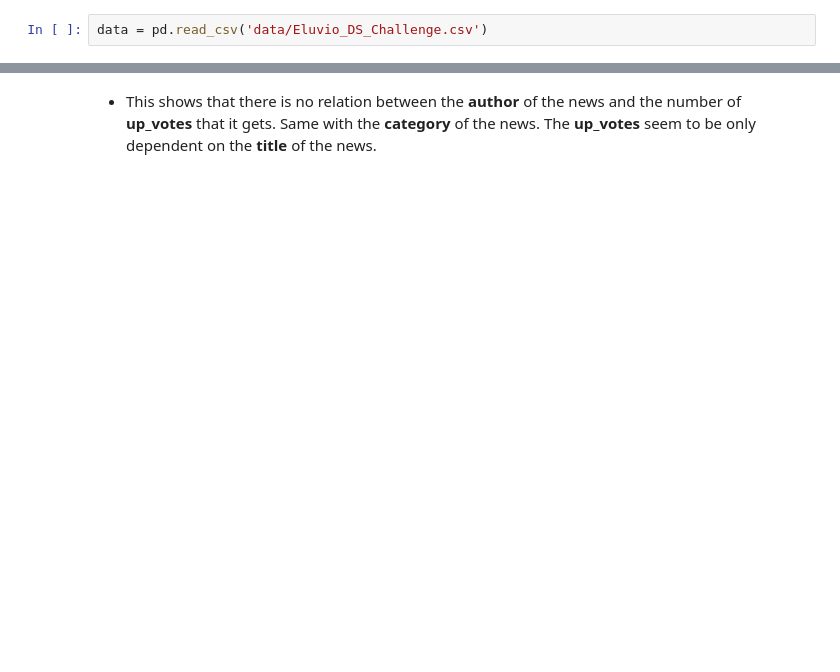
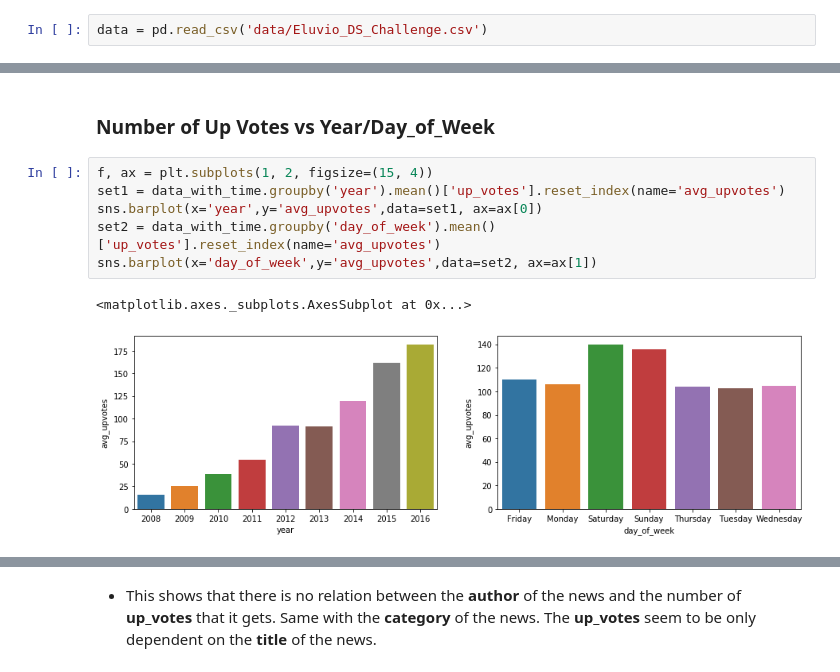
Before and after one commit to asheeshcric/eluvio-challenge, a Jupyter notebook: data_analysis.ipynb, the cells around one changed output, grey strips where cells are left out. Drawn from its saved outputs; the diff is of its cells as text; blank space fills up the shorter version.

```diff
--- a/data_analysis.ipynb
+++ b/data_analysis.ipynb
@@ -23,0 +63,11 @@ data.tail()
+# %% [markdown]
+### Number of Up Votes vs Year/Day_of_Week
+# %%
+f, ax = plt.subplots(1, 2, figsize=(15, 4))
+set1 = data_with_time.groupby('year').mean()['up_votes'].reset_index(name='avg_upvotes')
+sns.barplot(x='year',y='avg_upvotes',data=set1, ax=ax[0])
+set2 = data_with_time.groupby('day_of_week').mean()['up_votes'].reset_index(name='avg_upvotes')
+sns.barplot(x='day_of_week',y='avg_upvotes',data=set2, ax=ax[1])
+# %% [output]
+<matplotlib.axes._subplots.AxesSubplot at 0x...>
+[figure, added]
```
Also changed, not shown: parts of 35 cells of this notebook.
